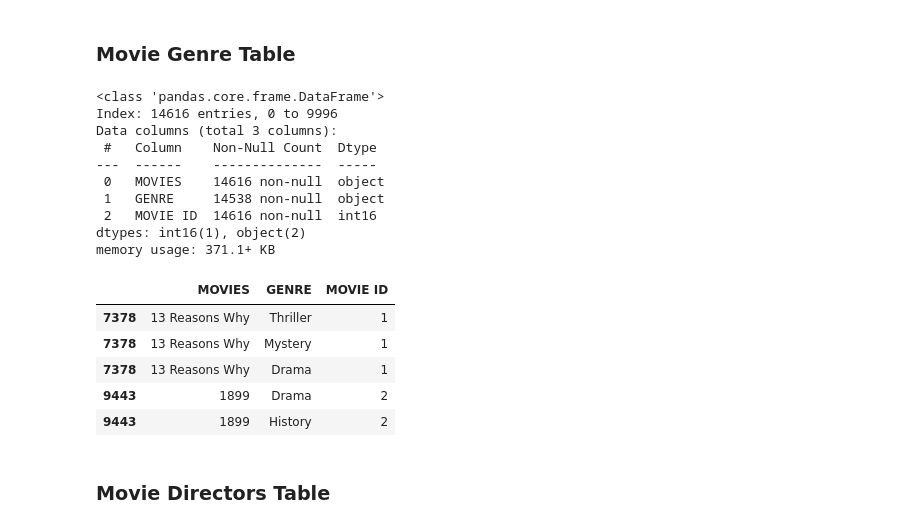
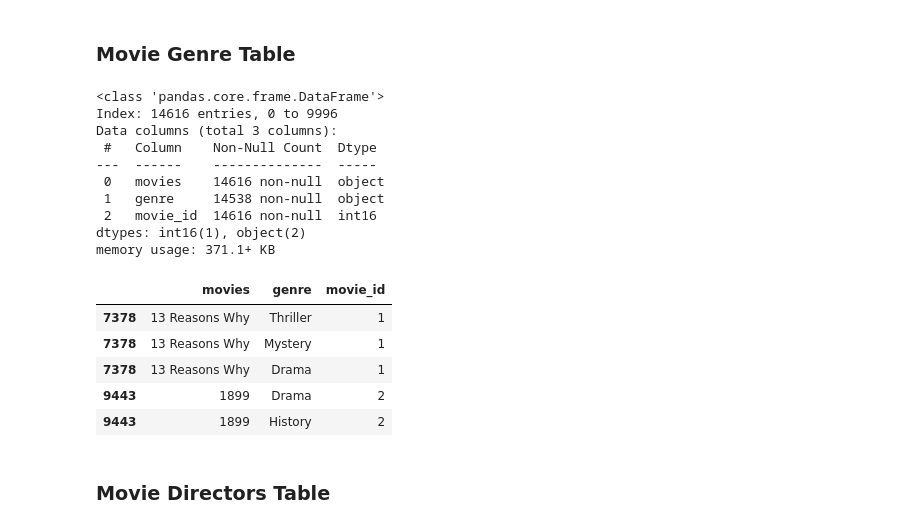
Before and after one commit to fikfikriii/cad_it_data_engineer, a Jupyter notebook: preprocessing.ipynb, the cells around one changed output. Saved outputs shown, nothing was run; the diff lists cells and outputs as text; code cells hidden in the pictures.

```diff
--- a/preprocessing.ipynb
+++ b/preprocessing.ipynb
@@ -263,6 +266,8 @@ Data columns (total 3 columns):
  2   MOVIE ID  14616 non-null  int16
 dtypes: int16(1), object(2)
 memory usage: 371.1+ KB
+# %%
+df2.rename(columns={'MOVIES': 'movies', 'MOVIE ID': 'movie_id', 'GENRE': 'genre'}, inplace=True)
 # %% [markdown]
 # For Movie Directors Table
 # %%
@@ -535,15 +571,15 @@ Index: 14616 entries, 0 to 9996
 Data columns (total 3 columns):
  #   Column    Non-Null Count  Dtype
 ---  ------    --------------  -----
- 0   MOVIES    14616 non-null  object
- 1   GENRE     14538 non-null  object
- 2   MOVIE ID  14616 non-null  int16
+ 0   movies    14616 non-null  object
+ 1   genre     14538 non-null  object
+ 2   movie_id  14616 non-null  int16
 dtypes: int16(1), object(2)
 memory usage: 371.1+ KB
 # %%
-df2.sort_values(by='MOVIE ID').head()
+df2.sort_values(by='movie_id').head()
 # %% [output]
-|  | MOVIES | GENRE | MOVIE ID |
+|  | movies | genre | movie_id |
 | 7378 | 13 Reasons Why | Thriller | 1 |
 | 7378 | 13 Reasons Why | Mystery | 1 |
 | 7378 | 13 Reasons Why | Drama | 1 |
```
Also changed, not shown: parts of 16 cells of this notebook, 9 other files.
